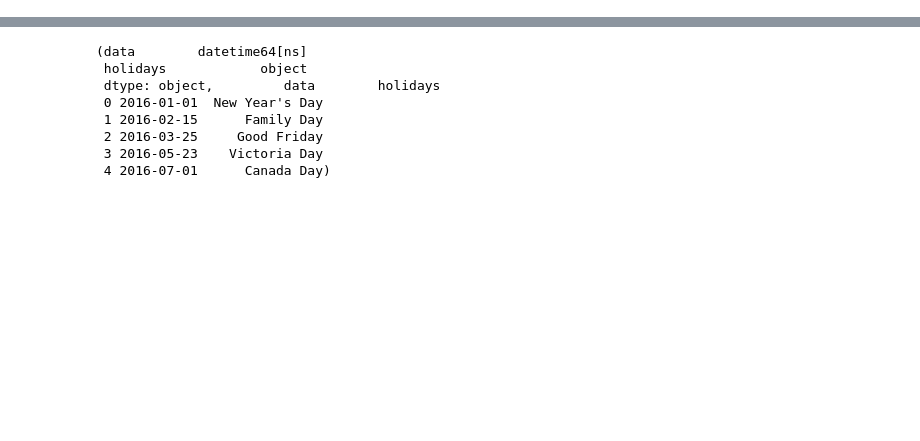
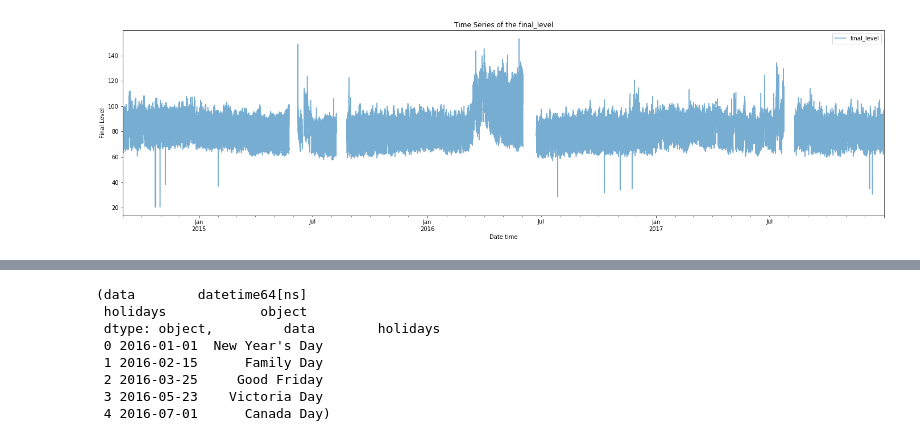
Before and after one commit to olga-nad/anomaly-detection-prediction-in-Python, a Jupyter notebook: EDA_understand_data_describe.ipynb, the cells around one changed output, grey strips where cells are left out. Saved outputs shown, nothing was run; the diff lists cells and outputs as text; code cells hidden in the pictures; blank space fills up the shorter version.

```diff
--- a/EDA_understand_data_describe_velocity.ipynb
+++ b/EDA_understand_data_describe.ipynb
@@ -289,0 +342,10 @@ velocity.head()
+# %%
+'''plot initial values'''
+'''final_level'''
+
+total.plot(x='time', y='final_level', alpha=.6, figsize=(24,6))
+plt.xlabel('Date time')
+plt.ylabel('Final Level')
+plt.title('Time Series of the final_level');
+# %% [output]
+[figure, added]
```
Also changed, not shown: parts of 65 cells of this notebook, 2 other files.
